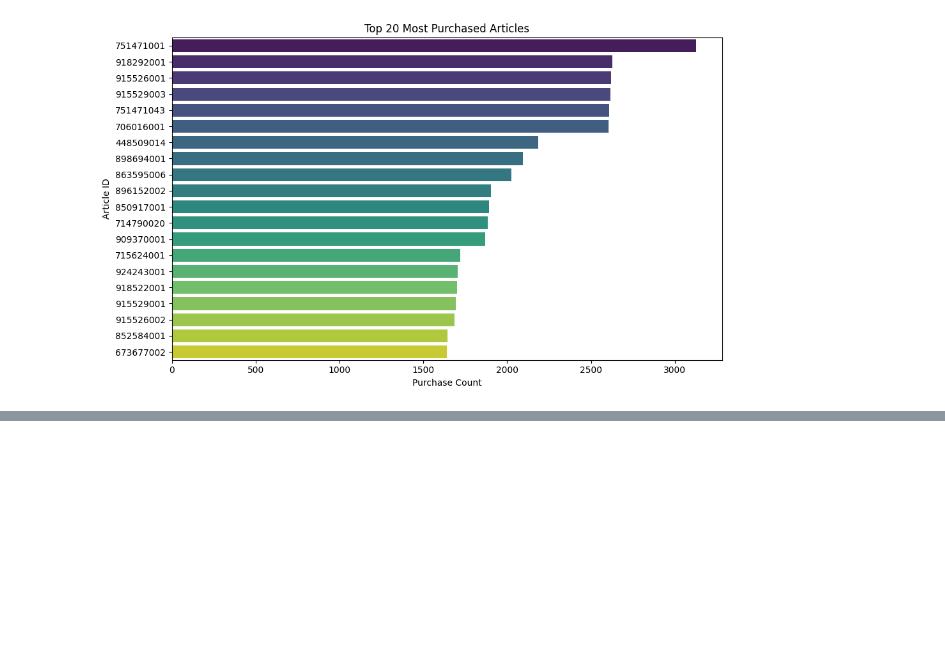
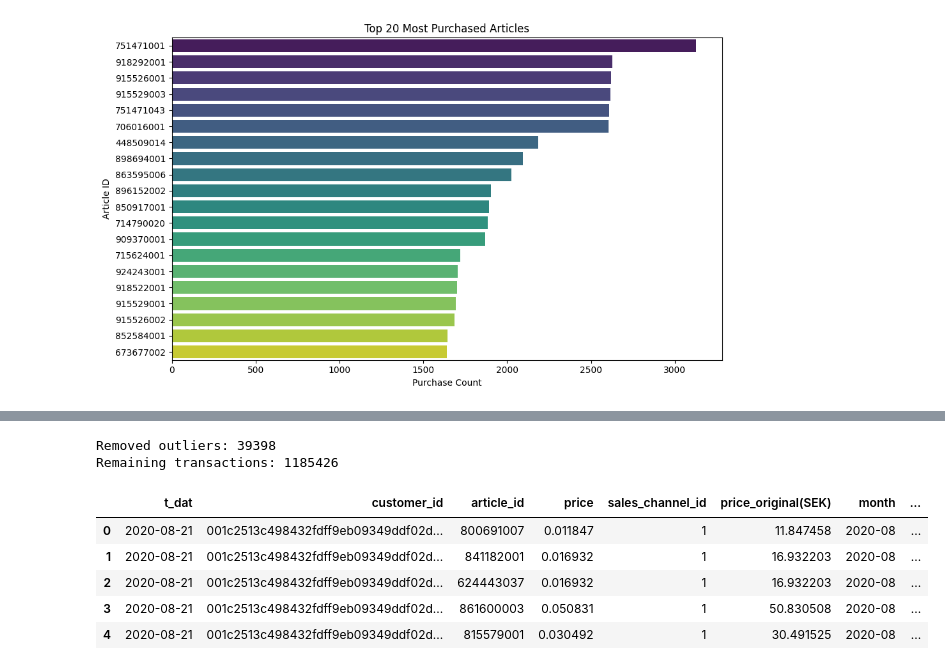
Before and after one commit to MinhGioChai/PowerBI-Final, a Jupyter notebook: EDA.ipynb, the cells around one changed output, grey strips where cells are left out. Drawn from its saved outputs; the diff is of its cells as text; code cells hidden in the pictures; blank space fills up the shorter version.

```diff
--- a/EDA.ipynb
+++ b/EDA.ipynb
@@ -391,0 +450,25 @@ Passing `palette` without assigning `hue` is deprecated and will be removed in v
+# %%
+if 'price_original(SEK)' in transactions.columns:
+    q1 = transactions['price_original(SEK)'].quantile(0.25)
+    q3 = transactions['price_original(SEK)'].quantile(0.75)
+    iqr = q3 - q1
+    lower_bound = q1 - 1.5 * iqr
+    upper_bound = q3 + 1.5 * iqr
+    initial_count = len(transactions)
+    transactions = transactions[(transactions['price_original(SEK)'] >= lower_bound) & (transactions['price_original(SEK)'] <= upper_bound)]
+    removed_count = initial_count - len(transactions)
+    print('Removed outliers:', removed_count)
+    print('Remaining transactions:', len(transactions))
+else:
+    print('Column price_original(SEK) not found in transactions.')
+
+transactions.head()
+# %% [output]
+Removed outliers: 39398
+Remaining transactions: 1185426
+|  | t_dat | customer_id | article_id | price | sales_channel_id | price_original(SEK) | month | ... |
+| 0 | 2020-08-21 | 001c2513c498432fdff9eb09349ddf02d... | 800691007 | 0.011847 | 1 | 11.847458 | 2020-08 | ... |
+| 1 | 2020-08-21 | 001c2513c498432fdff9eb09349ddf02d... | 841182001 | 0.016932 | 1 | 16.932203 | 2020-08 | ... |
+| 2 | 2020-08-21 | 001c2513c498432fdff9eb09349ddf02d... | 624443037 | 0.016932 | 1 | 16.932203 | 2020-08 | ... |
+| 3 | 2020-08-21 | 001c2513c498432fdff9eb09349ddf02d... | 861600003 | 0.050831 | 1 | 50.830508 | 2020-08 | ... |
+| 4 | 2020-08-21 | 001c2513c498432fdff9eb09349ddf02d... | 815579001 | 0.030492 | 1 | 30.491525 | 2020-08 | ... |
```
Also changed, not shown: parts of 9 cells of this notebook.
